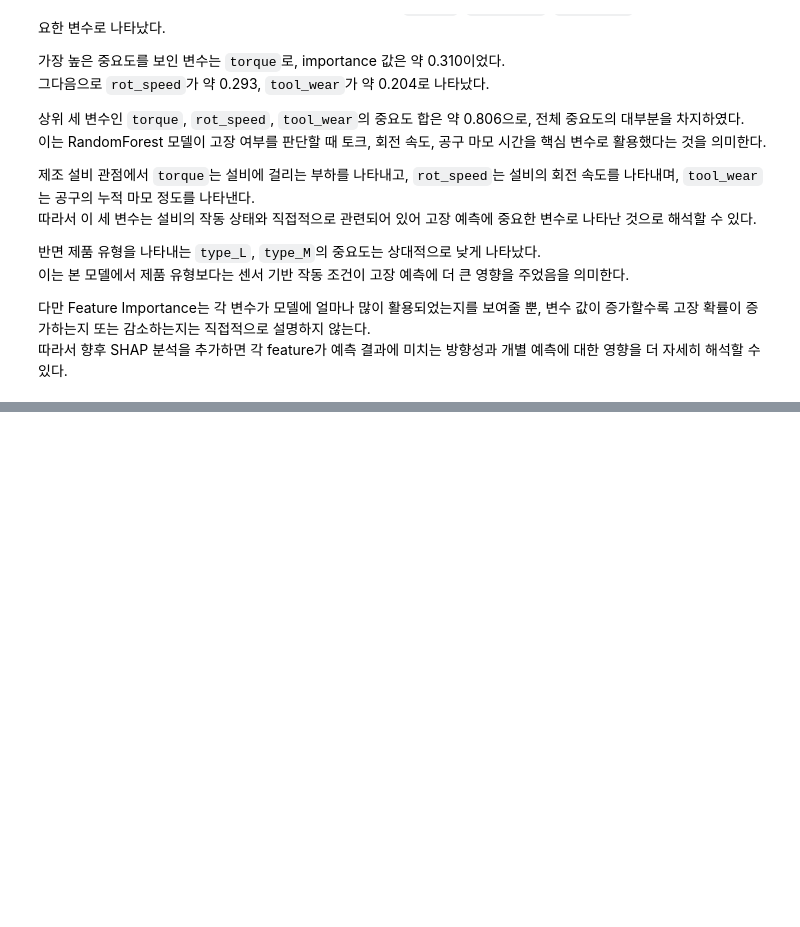
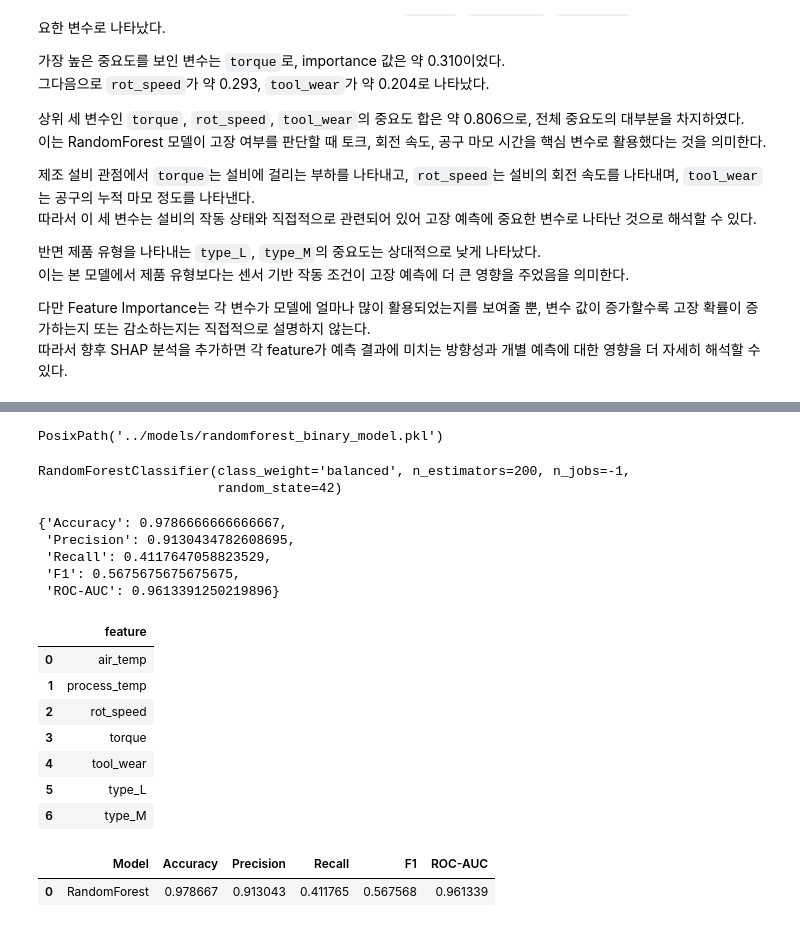
Before and after one commit to mjbaa/manufacturing_macine_learning_project, a Jupyter notebook: notebooks/quality_prediction_model.ipynb, the cells around one changed output, grey strips where cells are left out. Cells and saved outputs as stored; diff of their text form; code cells hidden in the pictures; blank space fills up the shorter version.

Commit message:
save final random forest model outputs

```diff
--- a/notebooks/quality_prediction_model.ipynb
+++ b/notebooks/quality_prediction_model.ipynb
@@ -952,0 +965,49 @@ RandomForest 모델의 Feature Importance를 확인한 결과, `torque`, `rot_sp
+# %%
+model_path = MODEL_DIR / "randomforest_binary_model.pkl"
+
+joblib.dump(best_model, model_path)
+
+model_path
+# %% [output]
+PosixPath('../models/randomforest_binary_model.pkl')
+# %%
+loaded_model = joblib.load(model_path)
+
+loaded_model
+# %% [output]
+RandomForestClassifier(class_weight='balanced', n_estimators=200, n_jobs=-1,
+                       random_state=42)
+# %%
+loaded_test_result = evaluate_model(loaded_model, X_test, y_test)
+
+loaded_test_result
+# %% [output]
+{'Accuracy': 0.9786666666666667,
+ 'Precision': 0.9130434782608695,
+ 'Recall': 0.4117647058823529,
+ 'F1': 0.5675675675675675,
+ 'ROC-AUC': 0.9613391250219896}
+# %%
+feature_columns = pd.DataFrame({
+    "feature": X_train.columns
+})
+
+feature_columns.to_csv(REPORT_DIR / "feature_columns.csv", index=False)
+
+feature_columns
+# %% [output]
+|  | feature |
+| 0 | air_temp |
+| 1 | process_temp |
+| 2 | rot_speed |
+| 3 | torque |
+| 4 | tool_wear |
+| 5 | type_L |
+| 6 | type_M |
+# %%
+test_result_df.to_csv(REPORT_DIR / "final_model_test_result.csv", index=False)
+
+test_result_df
+# %% [output]
+|  | Model | Accuracy | Precision | Recall | F1 | ROC-AUC |
+| 0 | RandomForest | 0.978667 | 0.913043 | 0.411765 | 0.567568 | 0.961339 |
```
Also changed, not shown: parts of 3 cells of this notebook, 2 other files.
